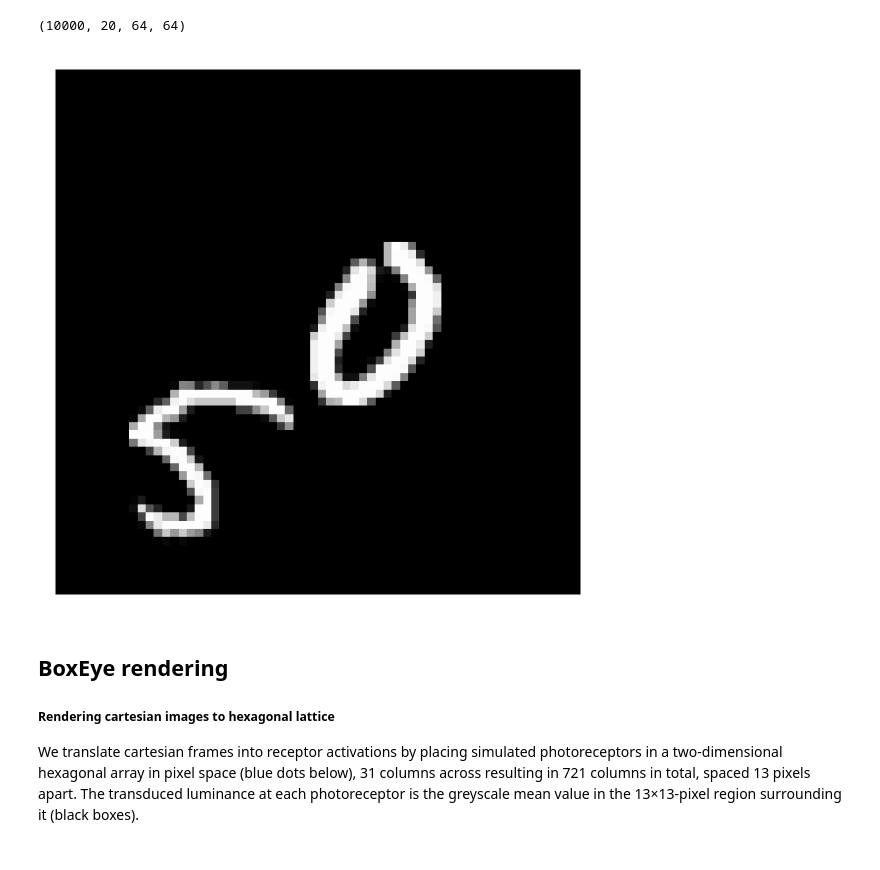
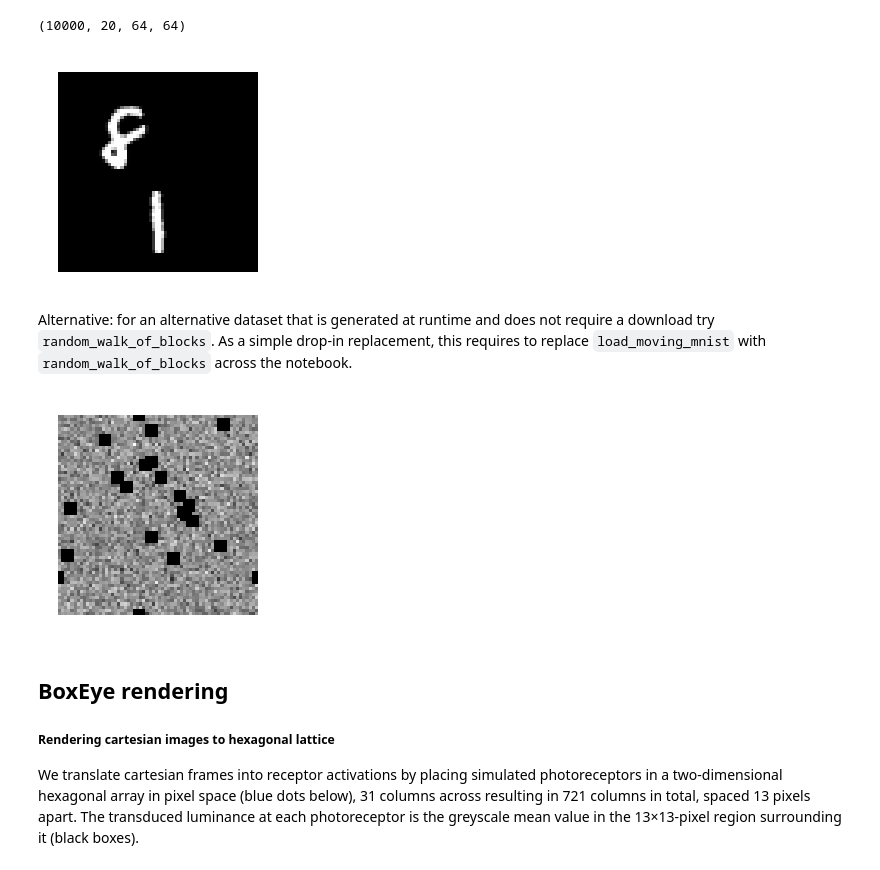
Before and after one commit to TuragaLab/flyvis, a Jupyter notebook: examples/07_flyvision_providing_custom_stimuli.ipynb, the cells around one changed output. Drawn from its saved outputs; the diff is of its cells as text; code cells hidden in the pictures.

```diff
--- a/examples/07_flyvision_providing_custom_stimuli.ipynb
+++ b/examples/07_flyvision_providing_custom_stimuli.ipynb
@@ -29,5 +26,7 @@ example_sequence_ids = np.random.randint(0, high=sequences.shape[1], size=3)
 # %%
 animation = flyvision.animations.Imshow(sequences, cmap=plt.cm.binary_r)
-animation.animate_in_notebook(samples=example_sequence_ids)
+animation.animate_in_notebook(samples=[0, 1, 2])
 # %% [output]
-[figure, old version]
+[figure, new version]
+# %% [markdown]
+Alternative: for an alternative dataset that is generated at runtime and does not require a download try `random_walk_of_blocks`. As a simple drop-in replacement, this requires to replace `load_moving_mnist` with `random_walk_of_blocks` across the notebook.
@@ -34,3 +37,8 @@ animation.animate_in_notebook(samples=example_sequence_ids)
+# %%
+animation = flyvision.animations.Imshow(sequences, cmap=plt.cm.binary_r)
+animation.animate_in_notebook(samples=[0, 1, 2])
+# %% [output]
+[figure, added]
 # %% [markdown]
 ## BoxEye rendering
 
```
Also changed, not shown: parts of 36 cells of this notebook.
